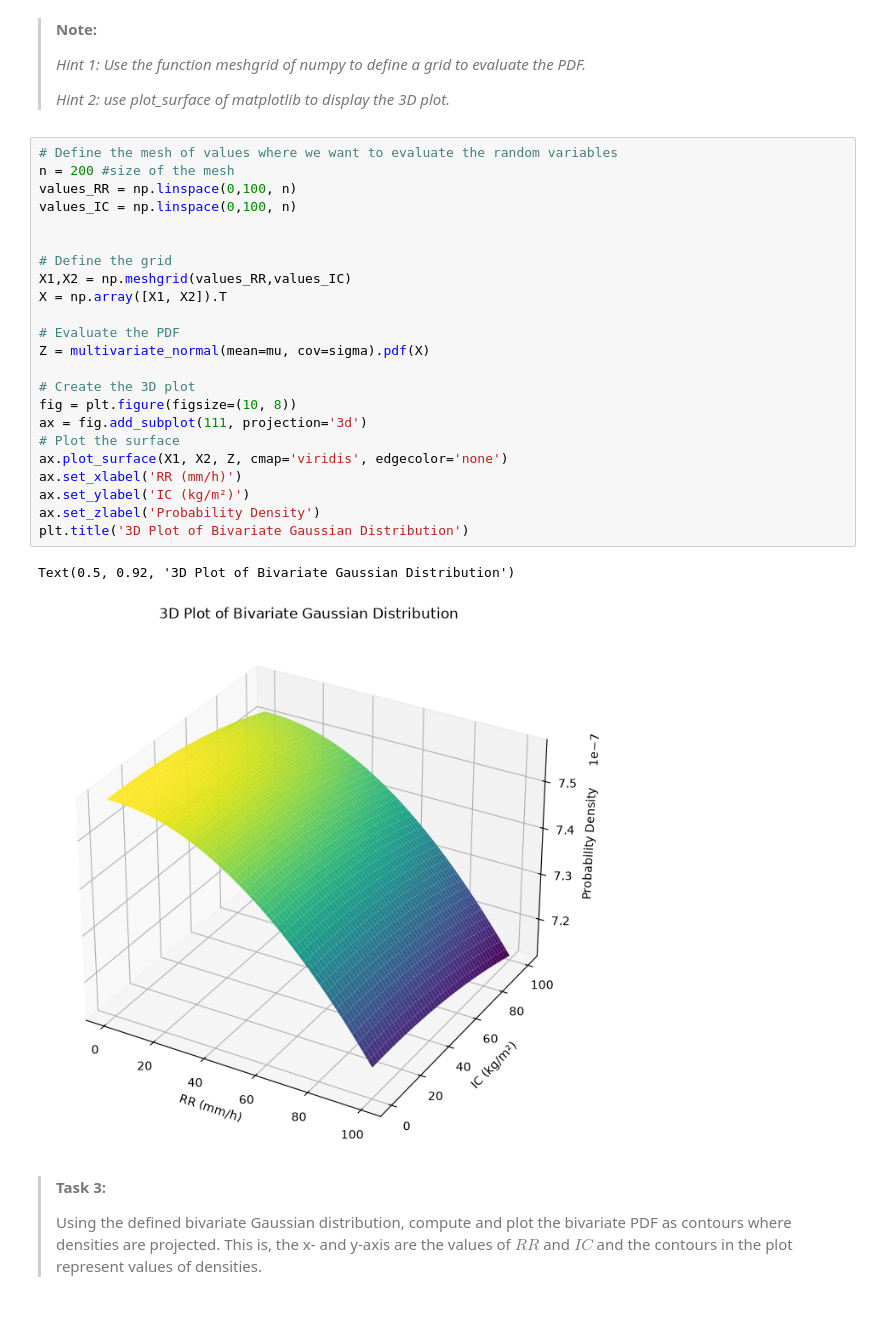
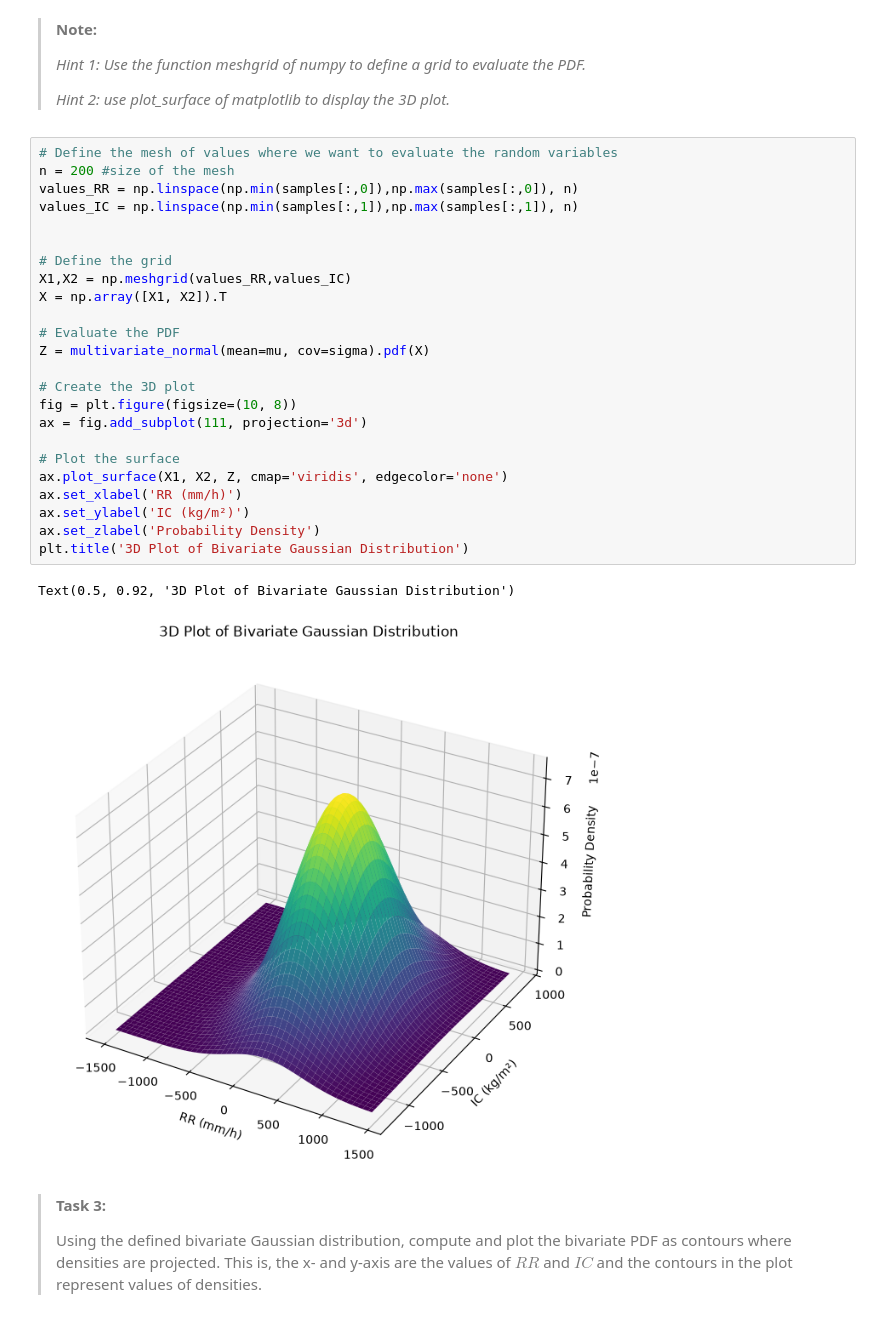
Before and after one commit to YlvaSchreijer/PA_1.5_graded, a Jupyter notebook: scipy_statcs_3d_plots.ipynb, the cells around one changed output. Saved outputs shown, nothing was run; the diff lists cells and outputs as text.

```diff
--- a/scipy_statcs_3d_plots.ipynb
+++ b/scipy_statcs_3d_plots.ipynb
@@ -169,29 +169,30 @@ The shape of the mesh is: (5, 5)
 # %%
 # Define the mesh of values where we want to evaluate the random variables
 n = 200 #size of the mesh
-values_RR = np.linspace(0,100, n)
-values_IC = np.linspace(0,100, n)
+values_RR = np.linspace(np.min(samples[:,0]),np.max(samples[:,0]), n)
+values_IC = np.linspace(np.min(samples[:,1]),np.max(samples[:,1]), n)
 
 
 # Define the grid
 X1,X2 = np.meshgrid(values_RR,values_IC)
 X = np.array([X1, X2]).T
 
 # Evaluate the PDF
 Z = multivariate_normal(mean=mu, cov=sigma).pdf(X)
 
 # Create the 3D plot
 fig = plt.figure(figsize=(10, 8))
 ax = fig.add_subplot(111, projection='3d')
+
 # Plot the surface
 ax.plot_surface(X1, X2, Z, cmap='viridis', edgecolor='none')
 ax.set_xlabel('RR (mm/h)')
 ax.set_ylabel('IC (kg/m²)')
 ax.set_zlabel('Probability Density')
 plt.title('3D Plot of Bivariate Gaussian Distribution')
 # %% [output]
 Text(0.5, 0.92, '3D Plot of Bivariate Gaussian Distribution')
-[figure, old version]
+[figure, new version]
 # %% [markdown]
 > **Task 3:**
 >
```
Also changed, not shown: parts of 1 cell of this notebook.
